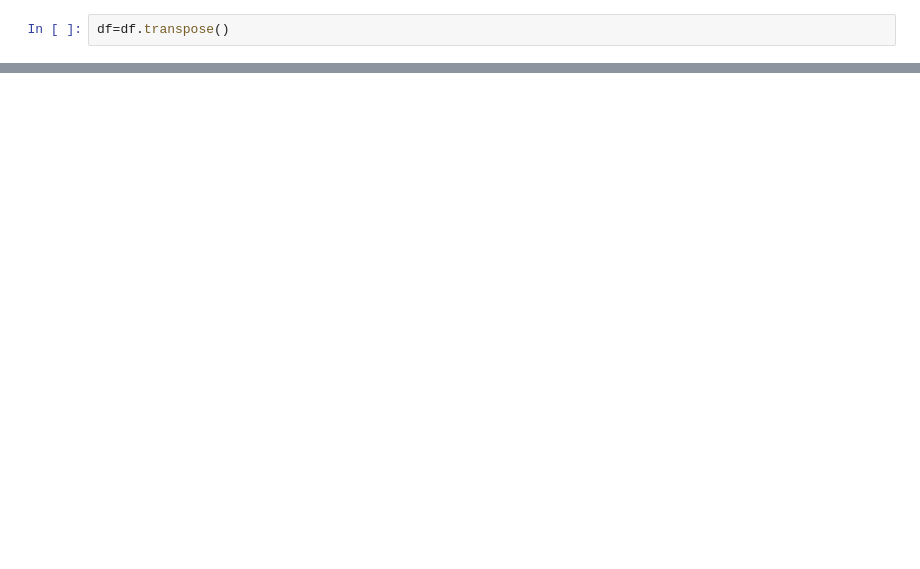
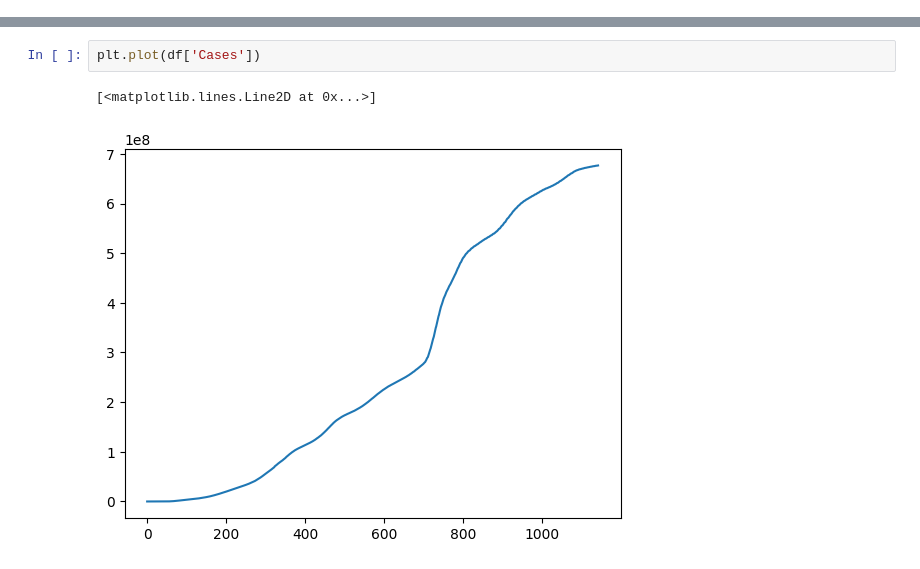
Before and after one commit to swoyam2609/DSAI-Project, a Jupyter notebook: Data Preprocessing/Data Visualization [Global].ipynb, the cells around one changed output, grey strips where cells are left out. Saved outputs shown, nothing was run; the diff lists cells and outputs as text; blank space fills up the shorter version.

```diff
--- a/Data Preprocessing/Data Visualization [Global].ipynb
+++ b/Data Preprocessing/Data Visualization [Global].ipynb
@@ -16,2 +12,0 @@ df.head()
-# %%
-df=df.transpose()
@@ -60,0 +45,5 @@ df.plot(figsize=(20,10))
+# %%
+plt.plot(df['Cases'])
+# %% [output]
+[<matplotlib.lines.Line2D at 0x...>]
+[figure, added]
```
Also changed, not shown: parts of 12 cells of this notebook, 2 other files.
